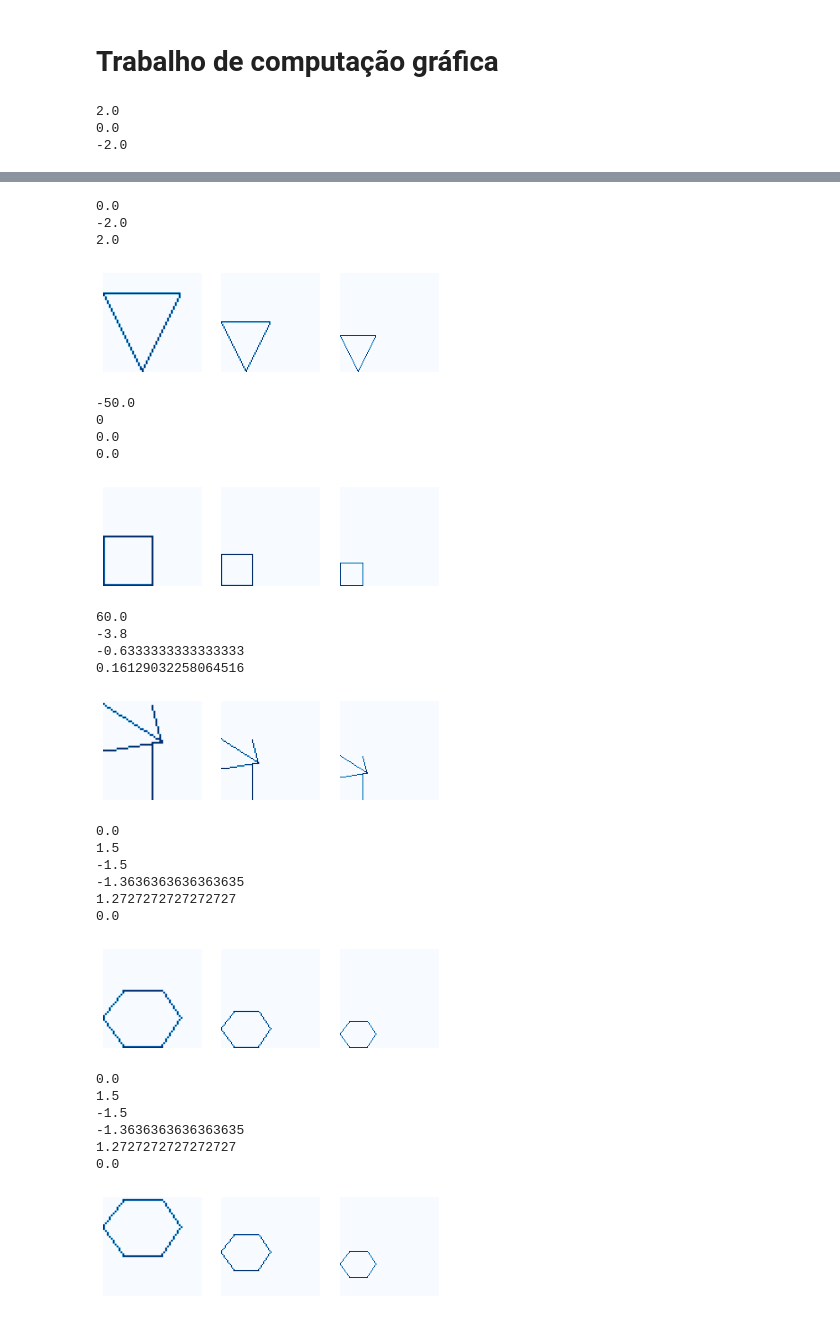
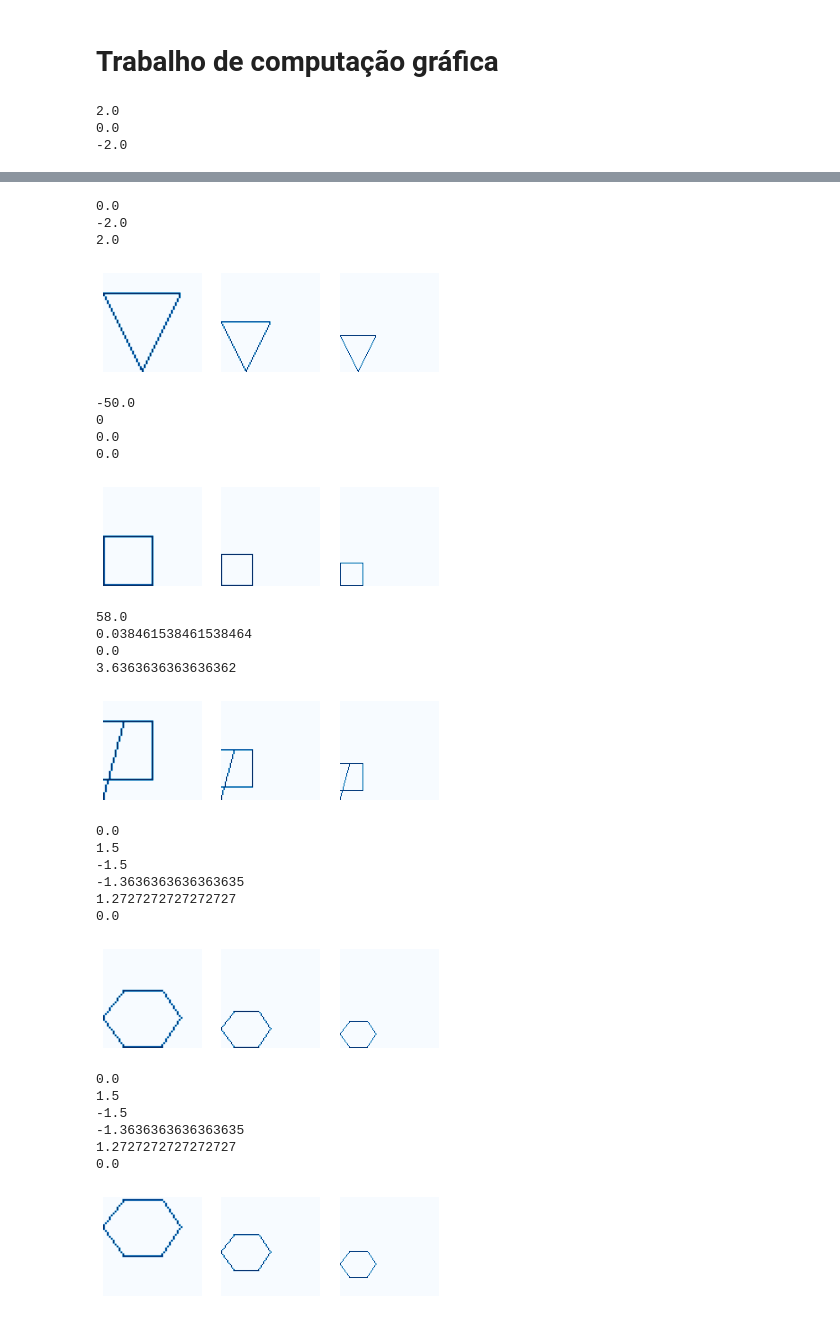
Before and after one commit to dwenndson/rasterizacaoComputacaoGraph, a Jupyter notebook: CompGraph.ipynb, the cells around one changed output, grey strips where cells are left out. Drawn from its saved outputs; the diff is of its cells as text; code cells hidden in the pictures.

```diff
--- a/CompGraph.ipynb
+++ b/CompGraph.ipynb
@@ -126,48 +126,48 @@ if __name__ == '__main__':
     quad.plot()
 
     quad2 = Line()
-    quad2.createLine(25.5,0,26,30)
-    quad2.createLine(25,49,30,30)
-    quad2.createLine(0,49,30,30)
-    quad2.createLine(0,25,31,30)
+    quad2.createLine(25.5,11,26,40)
+    quad2.createLine(26,11,0,10)
+    quad2.createLine(0,40,26,40)
+    quad2.createLine(0,40,0,0)
     quad2.plot()
 
     hexa = Line()
     hexa.createLine(10,0,31,0)
     hexa.createLine(30,0,40,15)
     hexa.createLine(40,15,30,30)
     hexa.createLine(11,0,0,15)
     hexa.createLine(0,15,11,29)
     hexa.createLine(10,29,31,29)
     hexa.plot()
 
     hexa2 = Line()
     hexa2.createLine(10,49,31,49)
     hexa2.createLine(30,20,40,35)
     hexa2.createLine(40,35,30,50)
     hexa2.createLine(11,20,0,35)
     hexa2.createLine(0,35,11,49)
     hexa2.createLine(10,20,31,20)
     hexa2.plot()
 # %% [output]
 2.0
 0.0
 -2.0
 [figure]
 0.0
 -2.0
 2.0
 [figure]
 -50.0
 0
 0.0
 0.0
 [figure]
-60.0
--3.8
--0.6333333333333333
-0.16129032258064516
+58.0
+0.038461538461538464
+0.0
+3.6363636363636362
-[figure, old version]
+[figure, new version]
 0.0
 1.5
 -1.5
```
